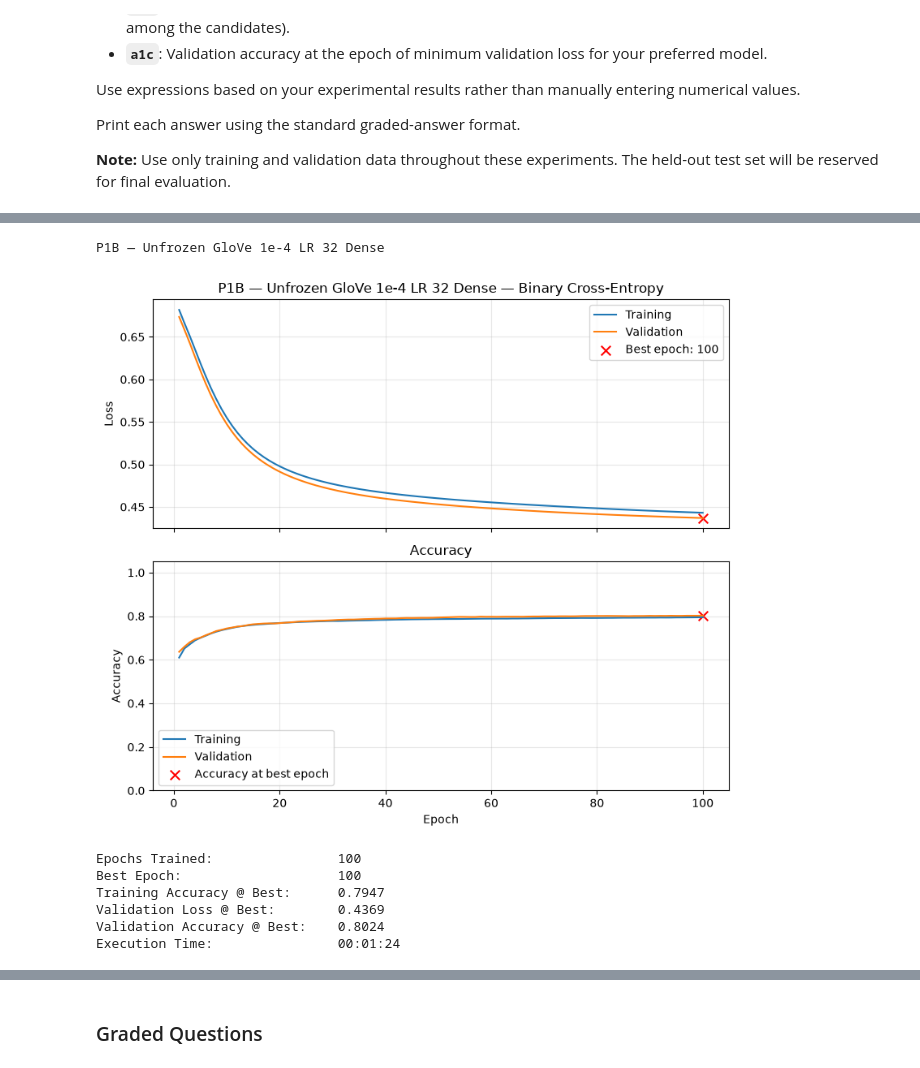
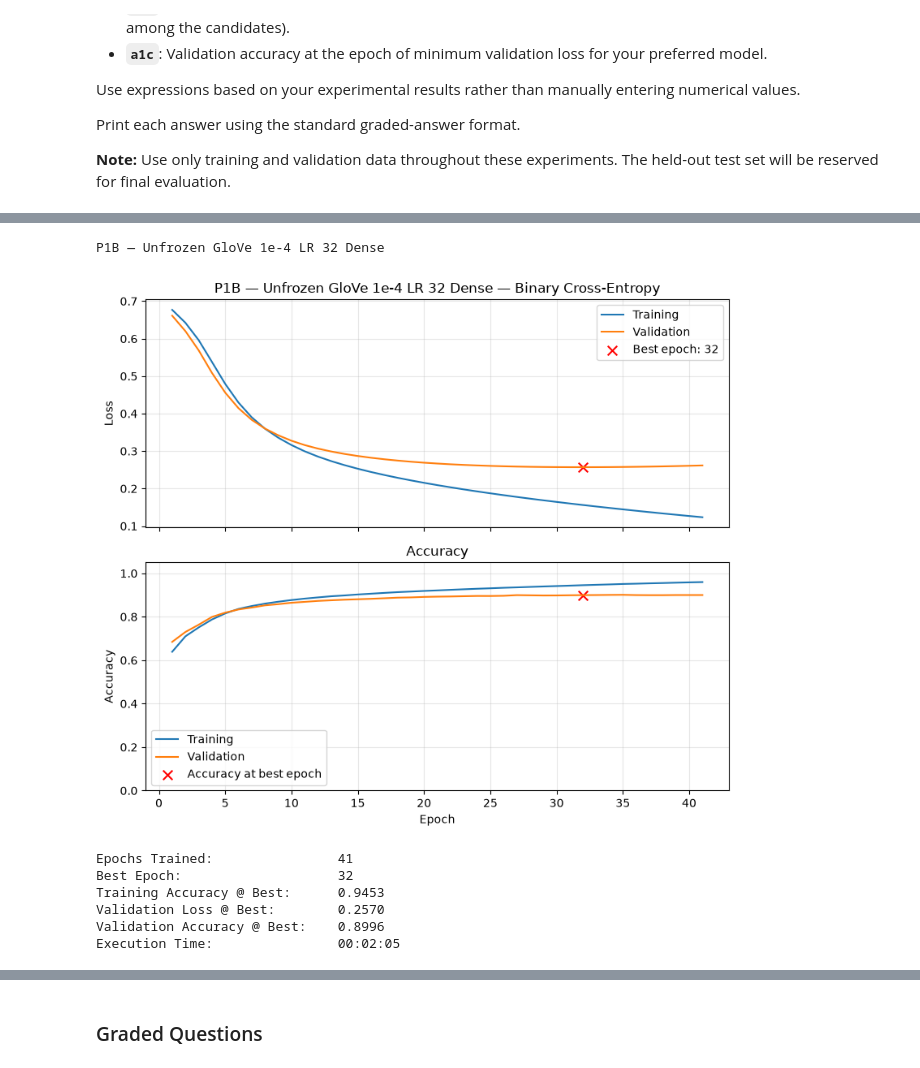
Before and after one commit to calebhadley1/Advanced_ML_and_AI_Coursework, a Jupyter notebook: Homework_07.ipynb, the cells around one changed output, grey strips where cells are left out. Drawn from its saved outputs; the diff is of its cells as text; code cells hidden in the pictures.

```diff
--- a/Homework_07.ipynb
+++ b/Homework_07.ipynb
@@ -285,7 +285,7 @@ We will use the same split throughout the homework so that experiments with diff
 # Load and preprocess the IMDB dataset
 # ============================================================
 
-training_vocabulary_size = 10_000       # <-----
+training_vocabulary_size = 1_000       # <-----
 max_text_length          = 500          # <-----
 DATA_FRACTION            = 1.0         # <----- 1.0 for final submission
 
@@ -615,7 +615,7 @@ The code also reports **GloVe coverage**: the percentage of vocabulary words for
 # Build GloVe embedding matrix
 # ============================================================
 
-embedding_dimension = 300                 # <-----
+embedding_dimension = 100                 # <-----
 
 word_index = imdb.get_word_index()
 
@@ -814,39 +814,39 @@ Execution Time:                00:01:21
 # %%
 p1b_dense_model = Sequential([
     Input(shape=(max_text_length,), dtype="int32"),
 
     Embedding(
         input_dim=training_vocabulary_size,
         output_dim=embedding_dimension,
         weights=[embedding_matrix],
         mask_zero=True,          # Exclude padding from pooling
-        trainable=False          # Freeze pretrained embeddings
+        trainable=True          # Freeze pretrained embeddings
     ),
 
     GlobalAveragePooling1D(),    # Average word embeddings
 
     Dense(32, activation="relu"),
 
     Dense(1, activation="sigmoid")
 ])
 
 p1b_dense_results = train_and_validate(
     p1b_dense_model,
     X_train, y_train,
     X_val, y_val,
     epochs = 100,
     lr_schedule=1e-4,
     title="P1B — Unfrozen GloVe 1e-4 LR 32 Dense"
 )
 # %% [output]
 P1B — Unfrozen GloVe 1e-4 LR 32 Dense
-[figure, old version]
+[figure, new version]
-Epochs Trained:                100
-Best Epoch:                    100
-Training Accuracy @ Best:      0.7947
-Validation Loss @ Best:        0.4369
-Validation Accuracy @ Best:    0.8024
-Execution Time:                00:01:24
+Epochs Trained:                41
+Best Epoch:                    32
+Training Accuracy @ Best:      0.9453
+Validation Loss @ Best:        0.2570
+Validation Accuracy @ Best:    0.8996
+Execution Time:                00:02:05
 # %%
 p1b_dense_64_model = Sequential([
     Input(shape=(max_text_length,), dtype="int32"),
```
Also changed, not shown: parts of 21 cells of this notebook.
